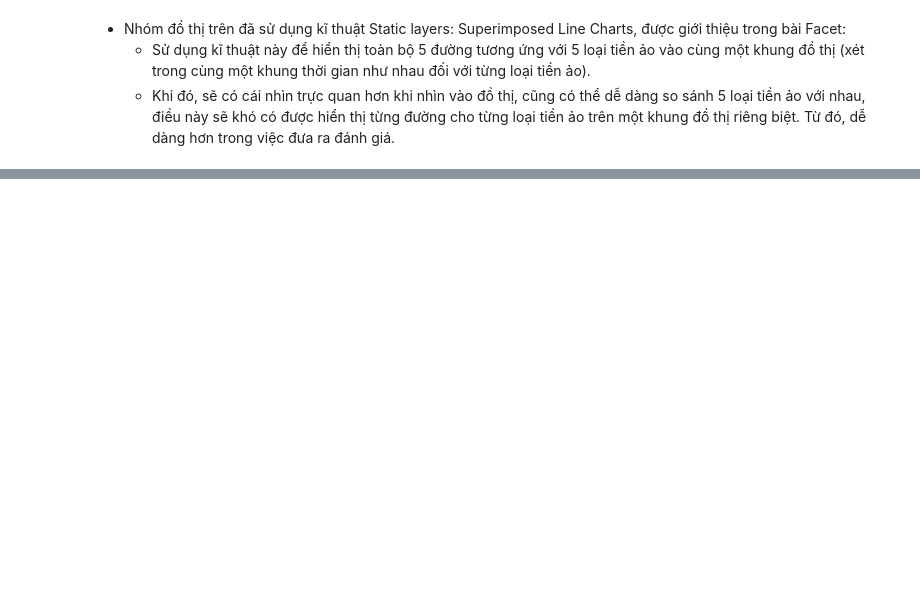
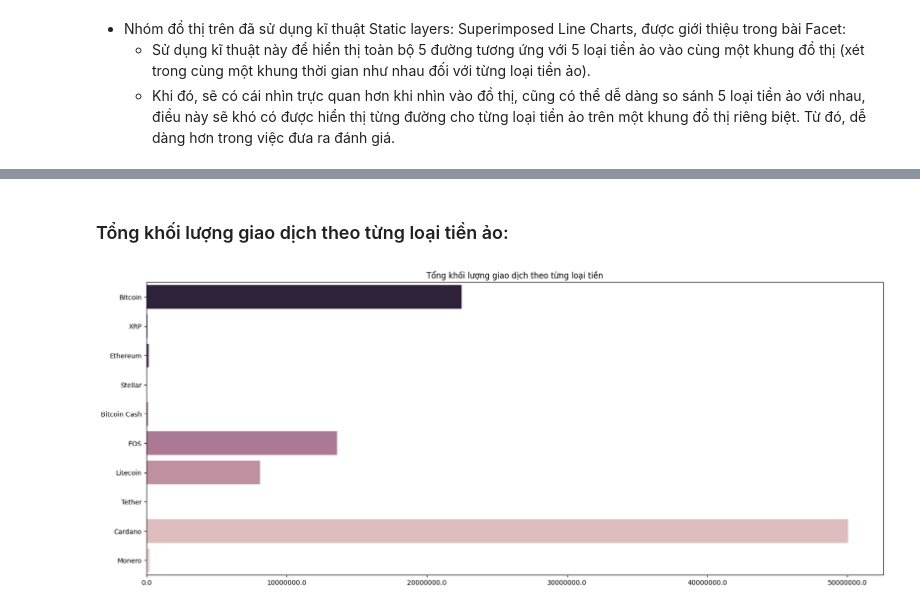
Before and after one commit to VienHaiYen/Every-Cryptocurrency-Daily, a Jupyter notebook: cryptocurrency-maket-price/main.ipynb, the cells around one changed output, grey strips where cells are left out. Cells and saved outputs as stored; diff of their text form; code cells hidden in the pictures; blank space fills up the shorter version.

```diff
--- a/cryptocurrency-maket-price/main.ipynb
+++ b/cryptocurrency-maket-price/main.ipynb
@@ -372,0 +393,21 @@ plt.title("Transaction Volume per Currency");
+# %% [markdown]
+### Tổng khối lượng giao dịch theo từng loại tiền ảo:
+# %%
+df_temp=df
+currency  = []
+volume = []
+name = df_temp['name'].unique()
+x_currencies = name[:10]
+for i, cn in enumerate(x_currencies):
+     filtered = df_temp[(df_temp['name']==str(cn))]
+     currency.append(str(cn))
+     volume.append(filtered['volume'].values[0])
+
+f, ax = plt.subplots(figsize=(20, 8))
+g = sns.barplot( y = currency, x = volume, palette=sns.cubehelix_palette(10, reverse=True))
+plt.title("Tổng khối lượng giao dịch theo từng loại tiền")
+ax.set_xticklabels(ax.get_xticks())
+fig=plt.gcf()
+plt.show()
+# %% [output]
+[figure, added]
```
Also changed, not shown: parts of 10 cells of this notebook.
